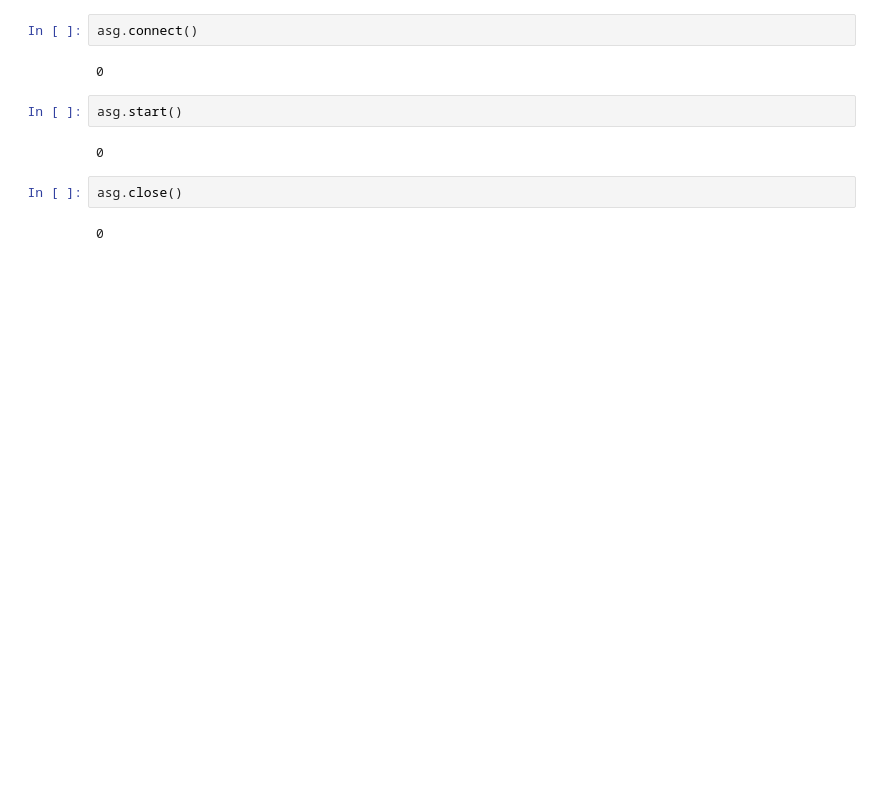
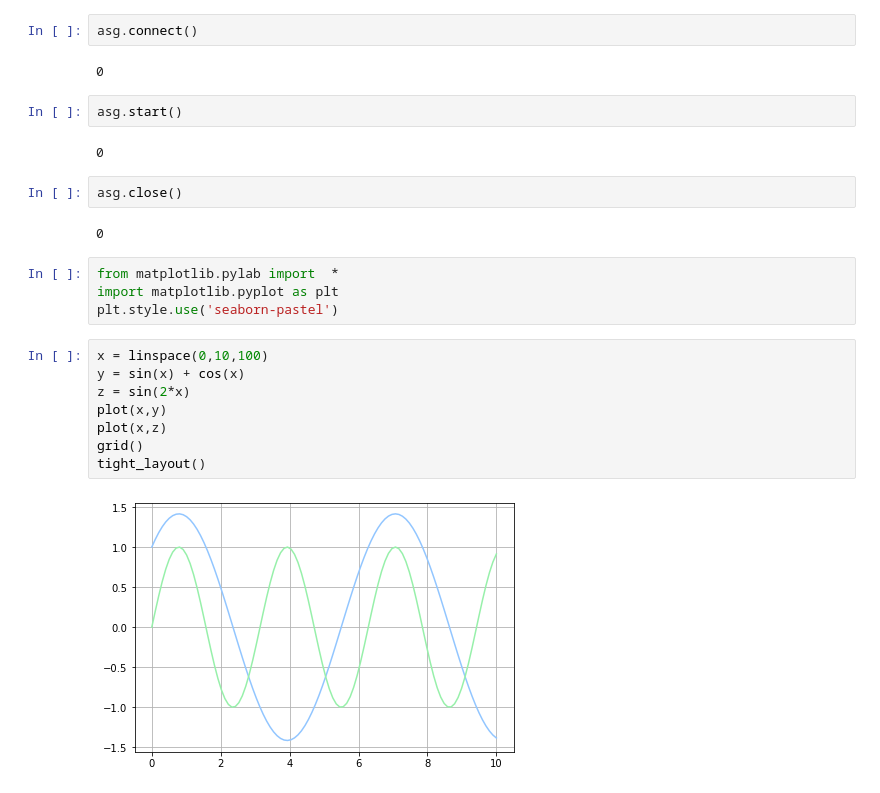
Before and after one commit to Youngcius/odmactor-gui, a Jupyter notebook: zhy/ttt.ipynb, the cells around one changed output. Saved outputs shown, nothing was run; the diff lists cells and outputs as text; blank space fills up the shorter version.

```diff
--- a/zhy/ttt.ipynb
+++ b/zhy/ttt.ipynb
@@ -91,3 +91,17 @@ asg.start()
 asg.close()
 # %% [output]
 0
+# %%
+from matplotlib.pylab import  *
+import matplotlib.pyplot as plt
+plt.style.use('seaborn-pastel')
+# %%
+x = linspace(0,10,100)
+y = sin(x) + cos(x)
+z = sin(2*x)
+plot(x,y)
+plot(x,z)
+grid()
+tight_layout()
+# %% [output]
+[figure, added]
```
Also changed, not shown: parts of 3 cells of this notebook, 4 other files.
